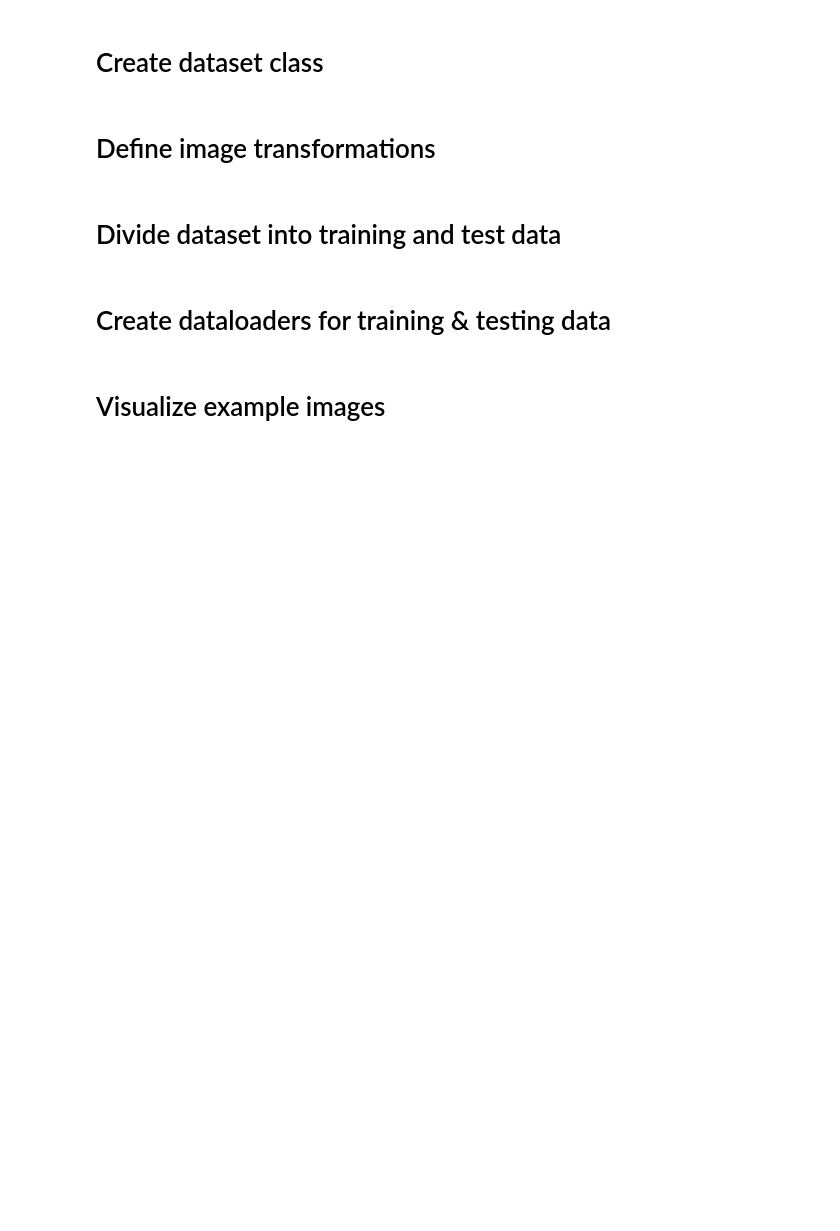
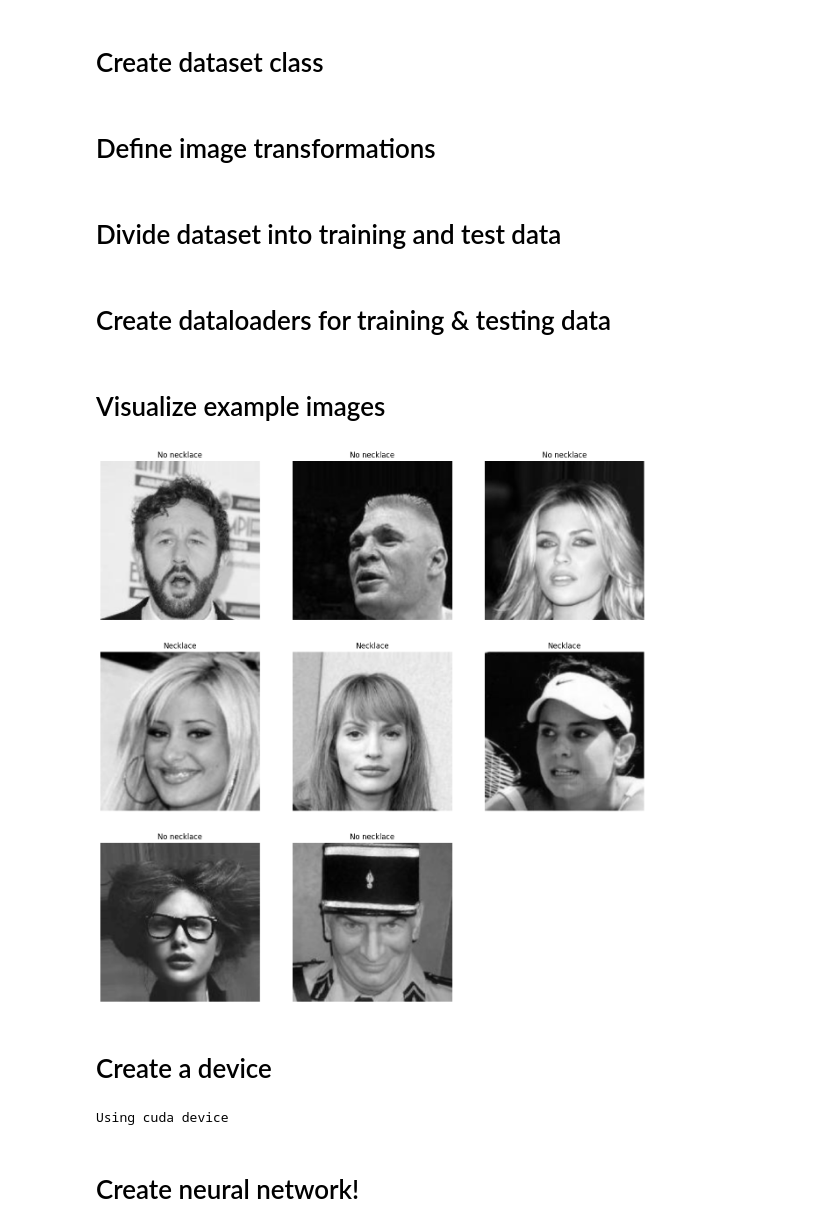
Before and after one commit to rosymaple/jewelry_recognition, a Jupyter notebook: jewelry-recognition-candace-fork.ipynb, the cells around one changed output. Cells and saved outputs as stored; diff of their text form; code cells hidden in the pictures; blank space fills up the shorter version.

```diff
--- a/jewelry-recognition-candace-fork.ipynb
+++ b/jewelry-recognition-candace-fork.ipynb
@@ -116,7 +116,9 @@ class CelebDataset(Dataset):
 # %% [markdown]
 # Define image transformations
 # %%
-image_size = 128
+# image_size = 128
+# 256 for larger images
+image_size = 256
 
 image_transform = transforms.Compose([
     transforms.Resize(image_size),
@@ -142,3 +144,36 @@ test_dataloader = DataLoader(test_dataset, batch_size=batch_size, shuffle=True)
 # DataLoader function for sending information to our NN
 # %% [markdown]
 # Visualize example images
+# %%
+import matplotlib.pyplot as plt
+# create map plot of data
+figure = plt.figure(figsize=(16,16)) # our canvas to display data
+cols = 3
+rows = 3
+for i in range(1, cols * rows):
+    # loops over dataset
+    # .randint picks random data from dataset
+    sample_index = torch.randint(len(train_dataset), size=(1, )).item()
+    img, label = train_dataset[sample_index]
+    figure.add_subplot(rows, cols, i)
+    # display titles in plots
+    plt.title('Necklace' if label == 1 else 'No necklace')
+    plt.axis('off')
+    # display grayscale image
+    plt.imshow(img.squeeze(), cmap='gray')
+
+plt.show()
+# initialize function
+# %% [output]
+[figure, added]
+# %% [markdown]
+# Create a device
+# %%
+device = torch.accelerator.current_accelerator().type if torch.accelerator.is_available() else 'cpu'
+print(f'Using {device} device')
+# detecting hardware to use for trianing using if/else statement
+# identifies accelerator type for processing dataset
+# %% [output]
+Using cuda device
+# %% [markdown]
+# Create neural network!
```
Also changed, not shown: parts of 11 cells of this notebook.
